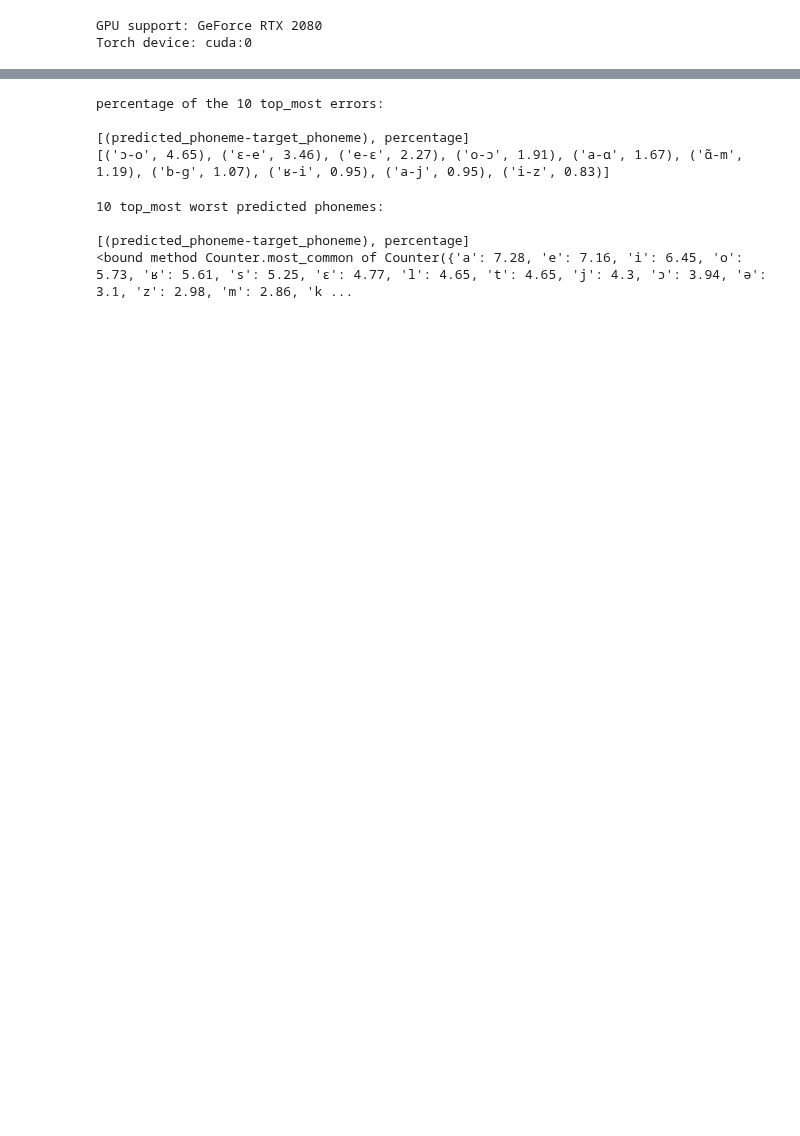
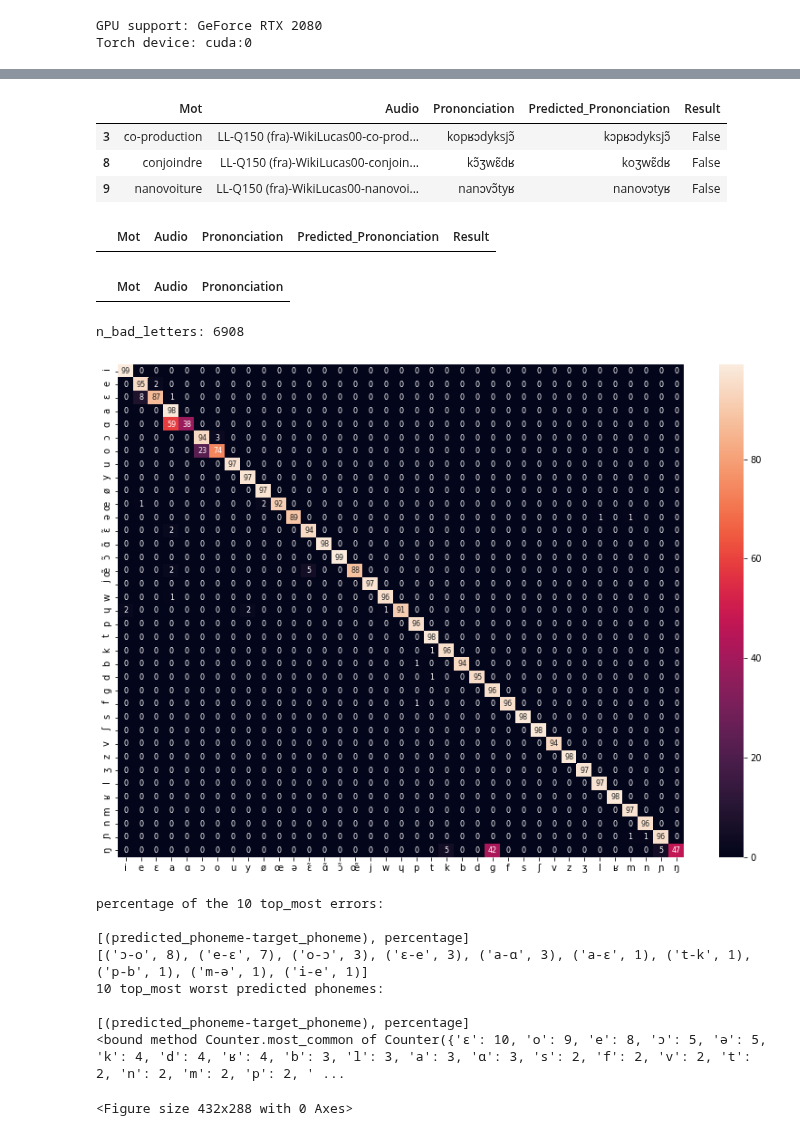
Before and after one commit to marxav/hello-world, a Jupyter notebook: wav2phonemes_pytorch.ipynb, the cells around one changed output, grey strips where cells are left out. Cells and saved outputs as stored; diff of their text form; code cells hidden in the pictures; blank space fills up the shorter version.

```diff
--- a/wav2phonemes_pytorch.ipynb
+++ b/wav2phonemes_pytorch.ipynb
@@ -1339,31 +1409,59 @@ plt.savefig('wav2phoneme_pytorch_jupyter.png')
 # %%
-_counting_bad_couples = Counter({})
+def print_bad_couples(counting_bad_couples, n_bad_letters):
+    _counting_bad_couples = Counter({})
 
-for key in counting_bad_couples.keys():
-    _counting_bad_couples[key] = int(counting_bad_couples[key]/n_bad_letters*10000)/100
+    for key in counting_bad_couples.keys():
+        _counting_bad_couples[key] = int(counting_bad_couples[key]/n_bad_letters*100)
 
-print("percentage of the 10 top_most errors:")
-print('')
-print("[(predicted_phoneme-target_phoneme), percentage]")
-print(_counting_bad_couples.most_common(10))
+    print("percentage of the 10 top_most errors:")
+    print('')
+    print("[(predicted_phoneme-target_phoneme), percentage]")
+    print(_counting_bad_couples.most_common(10))
-# %% [output]
-percentage of the 10 top_most errors:
-
-[(predicted_phoneme-target_phoneme), percentage]
-[('ɔ-o', 4.65), ('ɛ-e', 3.46), ('e-ɛ', 2.27), ('o-ɔ', 1.91), ('a-ɑ', 1.67), ('ɑ̃-m', 1.19), ('b-ɡ', 1.07), ('ʁ-i', 0.95), ('a-j', 0.95), ('i-z', 0.83)]
 # %%
-_counting_bad_letters = Counter({})
+def print_bad_phonemes(counting_bad_letters, n_bad_letters):
+    _counting_bad_letters = Counter({})
 
-for key in counting_bad_letters.keys():
-    _counting_bad_letters[key] = int(counting_bad_letters[key]/n_bad_letters*10000)/100
+    for key in counting_bad_letters.keys():
+        _counting_bad_letters[key] = int(counting_bad_letters[key]/n_bad_letters*100)
 
-print("10 top_most worst predicted phonemes:")
-print('')
-print("[(predicted_phoneme-target_phoneme), percentage]")
-print(_counting_bad_letters.most_common)
+    print("10 top_most worst predicted phonemes:")
+    print('')
+    print("[(predicted_phoneme-target_phoneme), percentage]")
+    print(_counting_bad_letters.most_common)
-# %% [output]
-10 top_most worst predicted phonemes:
-
-[(predicted_phoneme-target_phoneme), percentage]
-<bound method Counter.most_common of Counter({'a': 7.28, 'e': 7.16, 'i': 6.45, 'o': 5.73, 'ʁ': 5.61, 's': 5.25, 'ɛ': 4.77, 'l': 4.65, 't': 4.65, 'j': 4.3, 'ɔ': 3.94, 'ə': 3.1, 'z': 2.98, 'm': 2.86, 'k ...
+# %%
+df_results_[df_results_.Result==False].head(3)
+# %% [output]
+|  | Mot | Audio | Prononciation | Predicted_Prononciation | Result |
+| 3 | co-production | LL-Q150 (fra)-WikiLucas00-co-prod... | kopʁɔdyksjɔ̃ | kɔpʁɔdyksjɔ̃ | False |
+| 8 | conjoindre | LL-Q150 (fra)-WikiLucas00-conjoin... | kɔ̃ʒwɛ̃dʁ | koʒwɛ̃dʁ | False |
+| 9 | nanovoiture | LL-Q150 (fra)-WikiLucas00-nanovoi... | nanɔvɔ̃tyʁ | nanovɔtyʁ | False |
+# %%
+df_results_[df_results_.Prononciation=='ʁɔ̃pwɛ̃']
+# %% [output]
+|  | Mot | Audio | Prononciation | Predicted_Prononciation | Result |
+# %%
+predictions_ = df_results_.Predicted_Prononciation.values
+targets_ = df_results_.Prononciation.values
+# %%
+df[df.Prononciation=='ʁɔ̃pwɛ̃']
+# %% [output]
+|  | Mot | Audio | Prononciation |
+# %%
+confusion_array, counting_bad_letters, counting_bad_couples, n_bad_letters = make_stats(targets_, predictions_)
+print('n_bad_letters:', n_bad_letters)
+plot_confusion_matrix(confusion_array)
+print_bad_couples(counting_bad_couples, n_bad_letters)
+print_bad_phonemes(counting_bad_letters, n_bad_letters)
+# %% [output]
+n_bad_letters: 6908
+[figure, added]
+percentage of the 10 top_most errors:
+
+[(predicted_phoneme-target_phoneme), percentage]
+[('ɔ-o', 8), ('e-ɛ', 7), ('o-ɔ', 3), ('ɛ-e', 3), ('a-ɑ', 3), ('a-ɛ', 1), ('t-k', 1), ('p-b', 1), ('m-ə', 1), ('i-e', 1)]
+10 top_most worst predicted phonemes:
+
+[(predicted_phoneme-target_phoneme), percentage]
+<bound method Counter.most_common of Counter({'ɛ': 10, 'o': 9, 'e': 8, 'ɔ': 5, 'ə': 5, 'k': 4, 'd': 4, 'ʁ': 4, 'b': 3, 'l': 3, 'a': 3, 'ɑ': 3, 's': 2, 'f': 2, 'v': 2, 't': 2, 'n': 2, 'm': 2, 'p': 2, ' ...
+<Figure size 432x288 with 0 Axes>
 # %%
```
Also changed, not shown: parts of 21 cells of this notebook.
